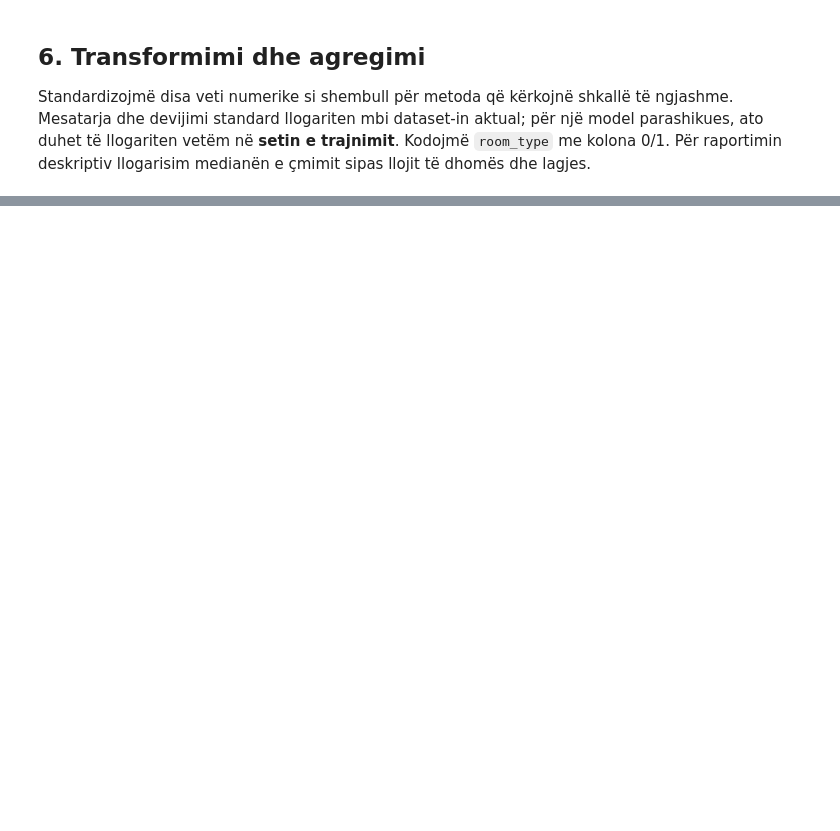
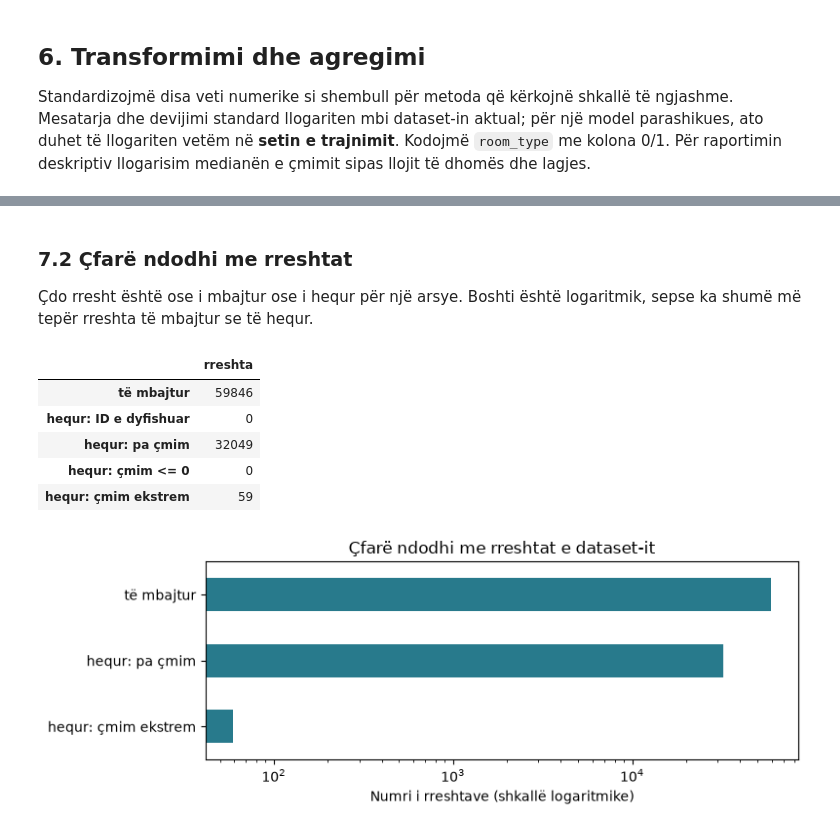
Before and after one commit to yllkeberisha/pvdh_group_10, a Jupyter notebook: notebooks/02_pastrimi_dhe_transformimi.ipynb, the cells around one changed output, grey strips where cells are left out. Cells and saved outputs as stored; diff of their text form; code cells hidden in the pictures; blank space fills up the shorter version.

```diff
--- a/notebooks/02_pastrimi_dhe_transformimi.ipynb
+++ b/notebooks/02_pastrimi_dhe_transformimi.ipynb
@@ -191,0 +340,20 @@ Raporti tregon çfarë ndryshoi. Mungesat e mbetura te `review_scores_rating` ja
+# %% [markdown]
+### 7.2 Çfarë ndodhi me rreshtat
+
+Çdo rresht është ose i mbajtur ose i hequr për një arsye. Boshti është logaritmik, sepse ka shumë më tepër rreshta të mbajtur se të hequr.
+# %%
+fate = pd.Series({"të mbajtur": len(df), **{f"hequr: {reason}": count for reason, count in removed.items()}})
+assert fate.sum() == len(raw), "Çdo rresht duhet të jetë i mbajtur ose i hequr"
+display(fate.to_frame("rreshta"))
+ax = fate[fate.gt(0)].sort_values().plot.barh(figsize=(8, 3), color="#287a8c")
+ax.set(xscale="log", xlabel="Numri i rreshtave (shkallë logaritmike)", title="Çfarë ndodhi me rreshtat e dataset-it")
+plt.tight_layout()
+plt.show()
+# %% [output]
+|  | rreshta |
+| të mbajtur | 59846 |
+| hequr: ID e dyfishuar | 0 |
+| hequr: pa çmim | 32049 |
+| hequr: çmim <= 0 | 0 |
+| hequr: çmim ekstrem | 59 |
+[figure, added]
```
Also changed, not shown: parts of 25 cells of this notebook, 1 other file.
